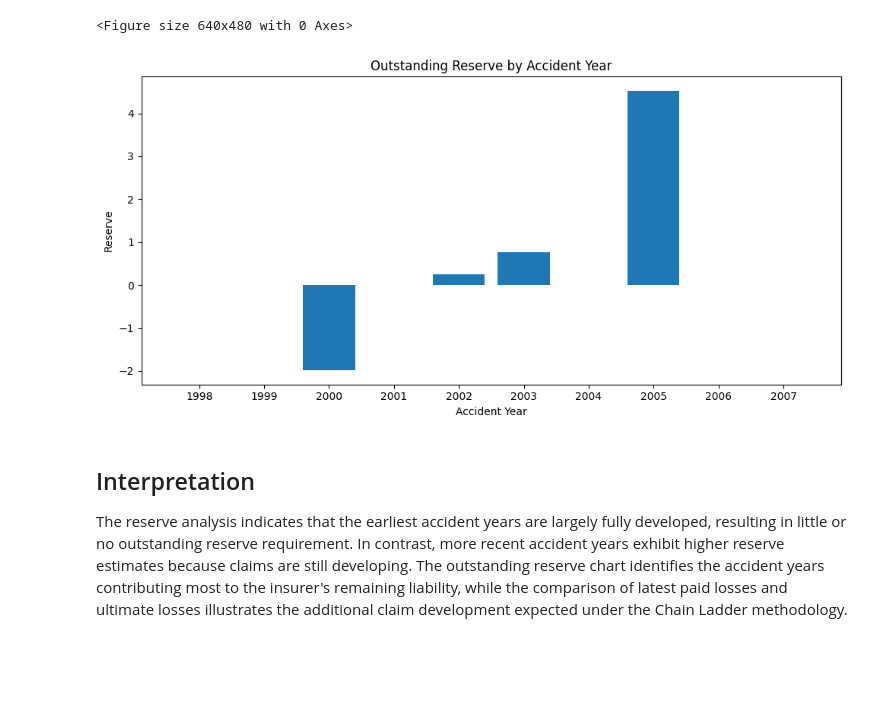
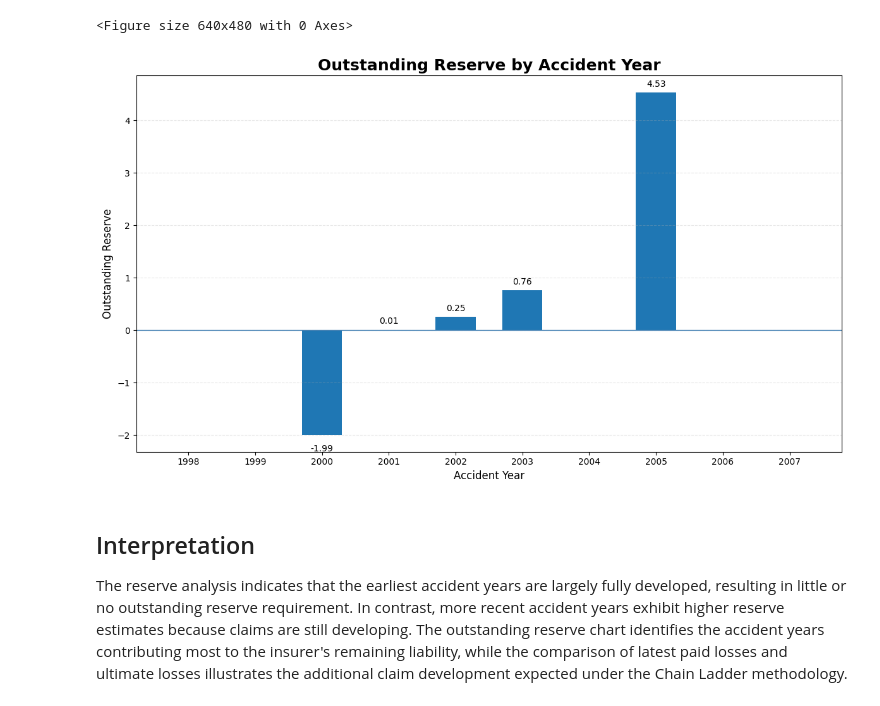
Before and after one commit to Utulu1/Actuarial-Claims-Reserving-Workflow, a Jupyter notebook: notebooks/actuarial_claims_reserving_workflow.ipynb, the cells around one changed output. Drawn from its saved outputs; the diff is of its cells as text; code cells hidden in the pictures; blank space fills up the shorter version.

Commit message:
Professionalize actuarial visualisations and complete core analytical storytelling

```diff
--- a/notebooks/actuarial_claims_reserving_workflow.ipynb
+++ b/notebooks/actuarial_claims_reserving_workflow.ipynb
@@ -796,22 +796,56 @@ plt.savefig(
 plt.show()
 # %% [output]
 <Figure size 640x480 with 0 Axes>
-# %%
-plt.figure(figsize=(10,5))
-
-plt.bar(
-    reserve_summary.index.astype(str),
-    reserve_summary["Outstanding Reserve"]
-)
-
-plt.title("Outstanding Reserve by Accident Year")
-plt.xlabel("Accident Year")
-plt.ylabel("Reserve")
-
-plt.tight_layout()
-plt.show()
-# %% [output]
-[figure, removed]
+# %%
+import matplotlib.pyplot as plt
+
+plt.figure(figsize=(12, 7))
+
+bars = plt.bar(
+    reserve_summary.index.astype(str),
+    reserve_summary["Outstanding Reserve"],
+    width=0.6
+)
+
+# Add a zero reference line
+plt.axhline(0, color="steelblue", linewidth=1)
+
+# Add values above each bar
+for bar in bars:
+    height = bar.get_height()
+
+    if abs(height) > 0.001:
+        plt.text(
+            bar.get_x() + bar.get_width()/2,
+            height + (0.08 if height >= 0 else -0.18),
+            f"{height:,.2f}",
+            ha="center",
+            va="bottom" if height >= 0 else "top",
+            fontsize=10
+        )
+
+plt.title(
+    "Outstanding Reserve by Accident Year",
+    fontsize=18,
+    fontweight="bold"
+)
+
+plt.xlabel("Accident Year", fontsize=12)
+plt.ylabel("Outstanding Reserve", fontsize=12)
+
+plt.grid(axis="y", linestyle="--", alpha=0.3)
+
+plt.tight_layout()
+
+plt.savefig(
+    "../visualizations/outstanding_reserve_by_year.png",
+    dpi=300,
+    bbox_inches="tight"
+)
+
+plt.show()
+# %% [output]
+[figure, added]
 # %% [markdown]
 ## Interpretation
 
```
Also changed, not shown: 1 other file.
